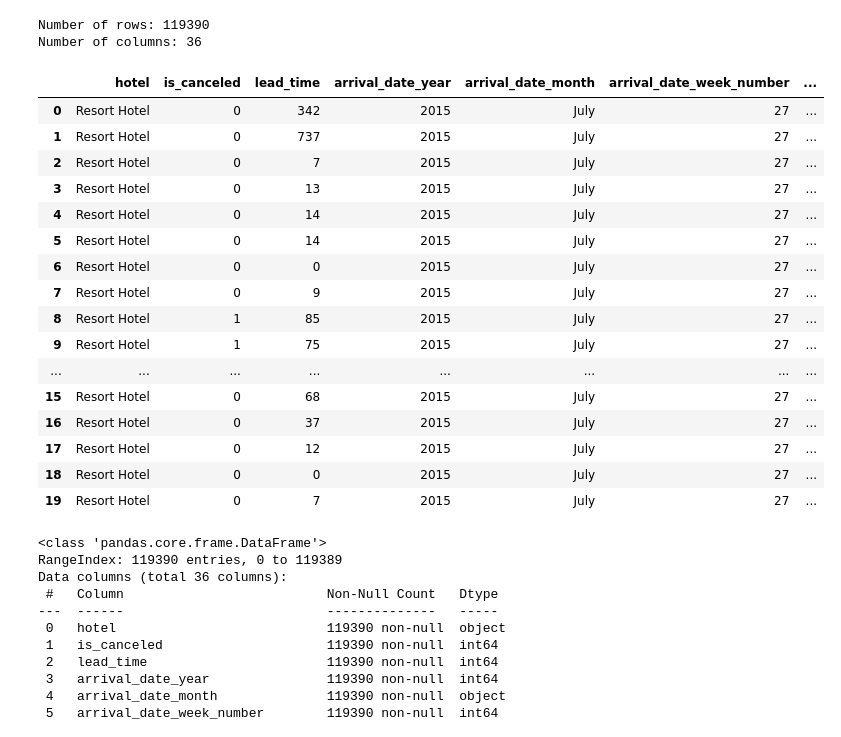
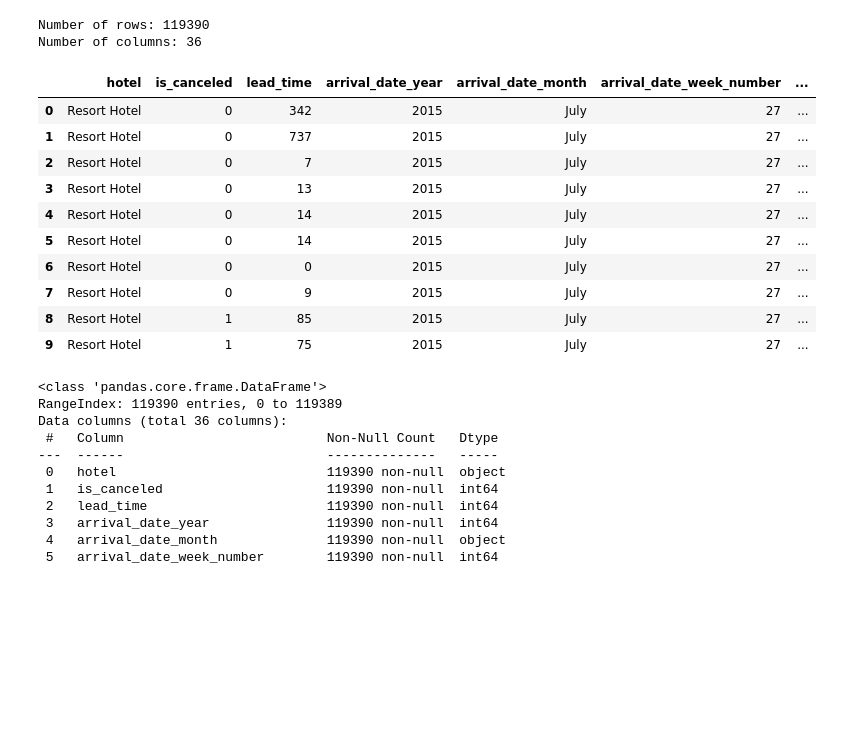
Before and after one commit to yusufkurubacak/Booking-Cancellation-Prediction, a Jupyter notebook: notebook.ipynb, the cells around one changed output. Saved outputs shown, nothing was run; the diff lists cells and outputs as text; code cells hidden in the pictures; blank space fills up the shorter version.

```diff
--- a/notebook.ipynb
+++ b/notebook.ipynb
@@ -21,25 +21,19 @@ Number of columns: 36
 pd.set_option('display.max_columns', None)
 # %%
 # Show the first 5 rows of the DataFrame
-df.head(20)
+df.head(10)
 # %% [output]
 |  | hotel | is_canceled | lead_time | arrival_date_year | arrival_date_month | arrival_date_week_number | ... |
 | 0 | Resort Hotel | 0 | 342 | 2015 | July | 27 | ... |
 | 1 | Resort Hotel | 0 | 737 | 2015 | July | 27 | ... |
 | 2 | Resort Hotel | 0 | 7 | 2015 | July | 27 | ... |
 | 3 | Resort Hotel | 0 | 13 | 2015 | July | 27 | ... |
 | 4 | Resort Hotel | 0 | 14 | 2015 | July | 27 | ... |
 | 5 | Resort Hotel | 0 | 14 | 2015 | July | 27 | ... |
 | 6 | Resort Hotel | 0 | 0 | 2015 | July | 27 | ... |
 | 7 | Resort Hotel | 0 | 9 | 2015 | July | 27 | ... |
 | 8 | Resort Hotel | 1 | 85 | 2015 | July | 27 | ... |
 | 9 | Resort Hotel | 1 | 75 | 2015 | July | 27 | ... |
-| ... | ... | ... | ... | ... | ... | ... | ... |
-| 15 | Resort Hotel | 0 | 68 | 2015 | July | 27 | ... |
-| 16 | Resort Hotel | 0 | 37 | 2015 | July | 27 | ... |
-| 17 | Resort Hotel | 0 | 12 | 2015 | July | 27 | ... |
-| 18 | Resort Hotel | 0 | 0 | 2015 | July | 27 | ... |
-| 19 | Resort Hotel | 0 | 7 | 2015 | July | 27 | ... |
 # %%
 # Show information about columns and datatypes
 df.info()
```
Also changed, not shown: parts of 30 cells of this notebook.
